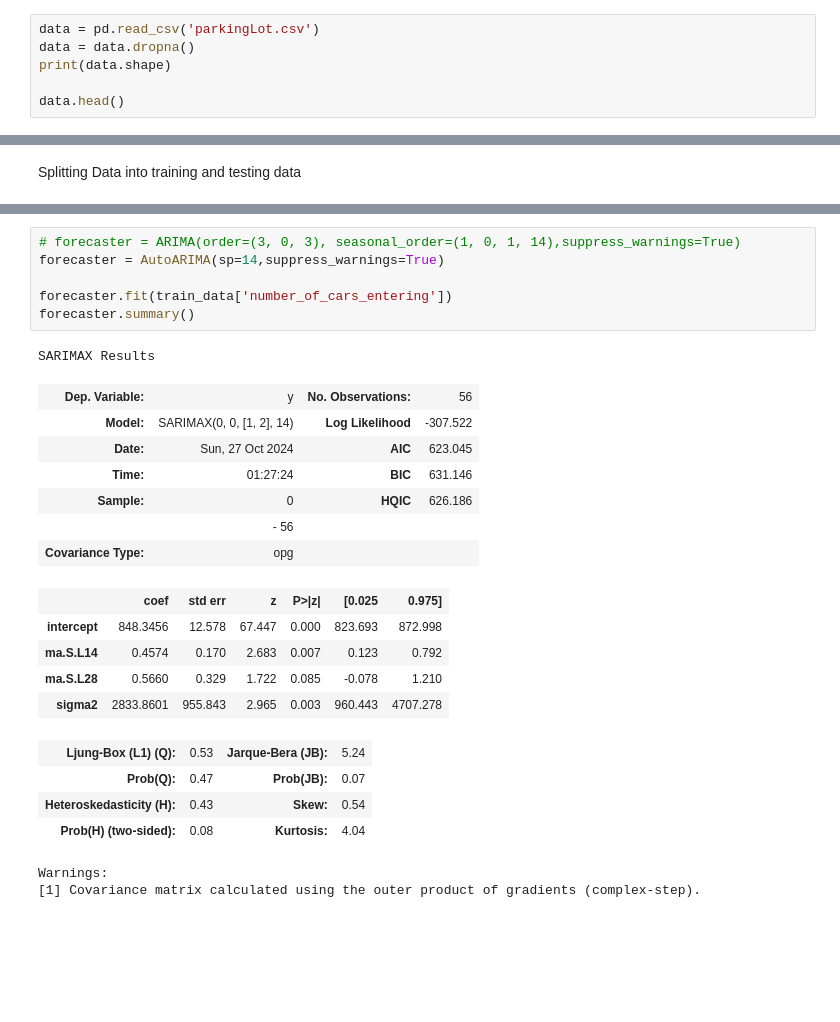
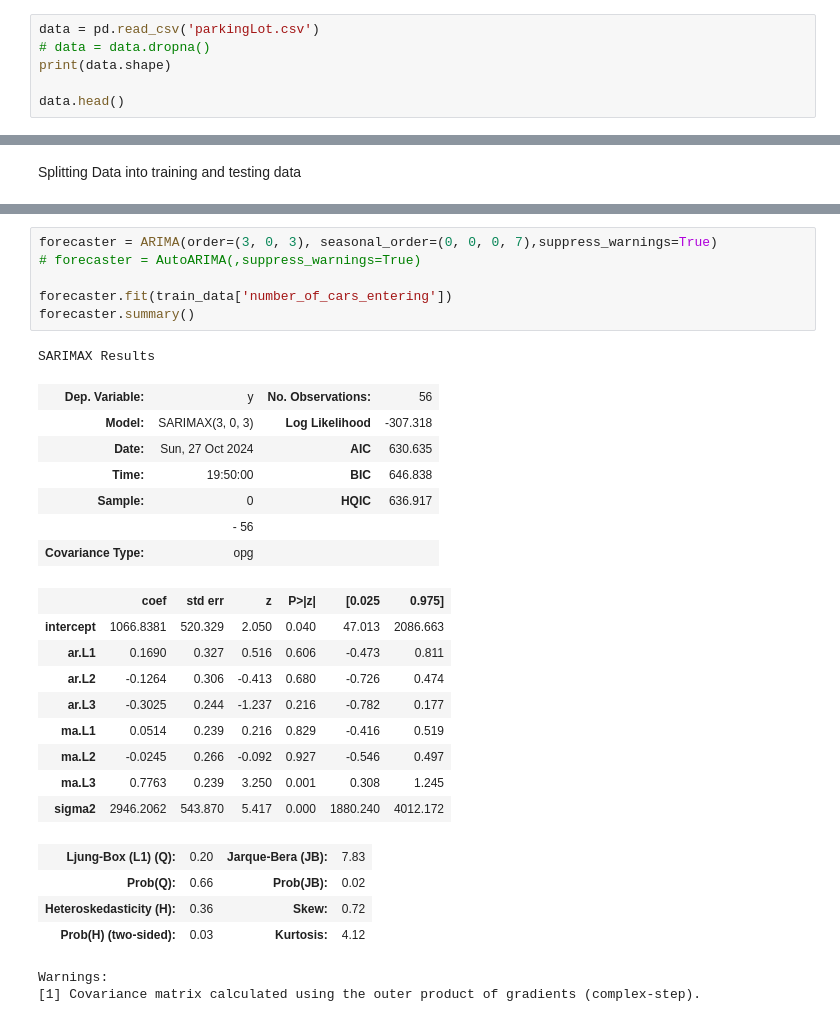
Before and after one commit to dheerajkumar2005/Time-Series-Forecasting-and-Modeling, a Jupyter notebook: Q1/Q1a.ipynb, the cells around one changed output, grey strips where cells are left out. Saved outputs shown, nothing was run; the diff lists cells and outputs as text; blank space fills up the shorter version.

```diff
--- a/Q1/Q1a.ipynb
+++ b/Q1/Q1a.ipynb
@@ -17,6 +15,6 @@ Reading the data into pandas dataframe and removing null entries
 # %%
 data = pd.read_csv('parkingLot.csv')
-data = data.dropna()
+# data = data.dropna()
 print(data.shape)
 
 data.head()
@@ -110,27 +108,31 @@ plot_correlations(train_data['number_of_cars_entering'], lags=20)
 # %%
-# forecaster = ARIMA(order=(3, 0, 3), seasonal_order=(1, 0, 1, 14),suppress_warnings=True)
-forecaster = AutoARIMA(sp=14,suppress_warnings=True)
+forecaster = ARIMA(order=(3, 0, 3), seasonal_order=(0, 0, 0, 7),suppress_warnings=True)
+# forecaster = AutoARIMA(,suppress_warnings=True)
 
 forecaster.fit(train_data['number_of_cars_entering'])
 forecaster.summary()
 # %% [output]
 SARIMAX Results
 | Dep. Variable: | y | No. Observations: | 56 |
-| Model: | SARIMAX(0, 0, [1, 2], 14) | Log Likelihood | -307.522 |
-| Date: | Sun, 27 Oct 2024 | AIC | 623.045 |
-| Time: | 01:27:24 | BIC | 631.146 |
-| Sample: | 0 | HQIC | 626.186 |
+| Model: | SARIMAX(3, 0, 3) | Log Likelihood | -307.318 |
+| Date: | Sun, 27 Oct 2024 | AIC | 630.635 |
+| Time: | 19:50:00 | BIC | 646.838 |
+| Sample: | 0 | HQIC | 636.917 |
 |  | - 56 |  |  |
 | Covariance Type: | opg |  |  |
 |  | coef | std err | z | P>|z| | [0.025 | 0.975] |
-| intercept | 848.3456 | 12.578 | 67.447 | 0.000 | 823.693 | 872.998 |
-| ma.S.L14 | 0.4574 | 0.170 | 2.683 | 0.007 | 0.123 | 0.792 |
-| ma.S.L28 | 0.5660 | 0.329 | 1.722 | 0.085 | -0.078 | 1.210 |
-| sigma2 | 2833.8601 | 955.843 | 2.965 | 0.003 | 960.443 | 4707.278 |
+| intercept | 1066.8381 | 520.329 | 2.050 | 0.040 | 47.013 | 2086.663 |
+| ar.L1 | 0.1690 | 0.327 | 0.516 | 0.606 | -0.473 | 0.811 |
+| ar.L2 | -0.1264 | 0.306 | -0.413 | 0.680 | -0.726 | 0.474 |
+| ar.L3 | -0.3025 | 0.244 | -1.237 | 0.216 | -0.782 | 0.177 |
+| ma.L1 | 0.0514 | 0.239 | 0.216 | 0.829 | -0.416 | 0.519 |
+| ma.L2 | -0.0245 | 0.266 | -0.092 | 0.927 | -0.546 | 0.497 |
+| ma.L3 | 0.7763 | 0.239 | 3.250 | 0.001 | 0.308 | 1.245 |
+| sigma2 | 2946.2062 | 543.870 | 5.417 | 0.000 | 1880.240 | 4012.172 |
-| Ljung-Box (L1) (Q): | 0.53 | Jarque-Bera (JB): | 5.24 |
-| Prob(Q): | 0.47 | Prob(JB): | 0.07 |
-| Heteroskedasticity (H): | 0.43 | Skew: | 0.54 |
-| Prob(H) (two-sided): | 0.08 | Kurtosis: | 4.04 |
+| Ljung-Box (L1) (Q): | 0.20 | Jarque-Bera (JB): | 7.83 |
+| Prob(Q): | 0.66 | Prob(JB): | 0.02 |
+| Heteroskedasticity (H): | 0.36 | Skew: | 0.72 |
+| Prob(H) (two-sided): | 0.03 | Kurtosis: | 4.12 |
 Warnings:
 [1] Covariance matrix calculated using the outer product of gradients (complex-step).
 # %%
```
Also changed, not shown: parts of 10 cells of this notebook, 2 other files.
